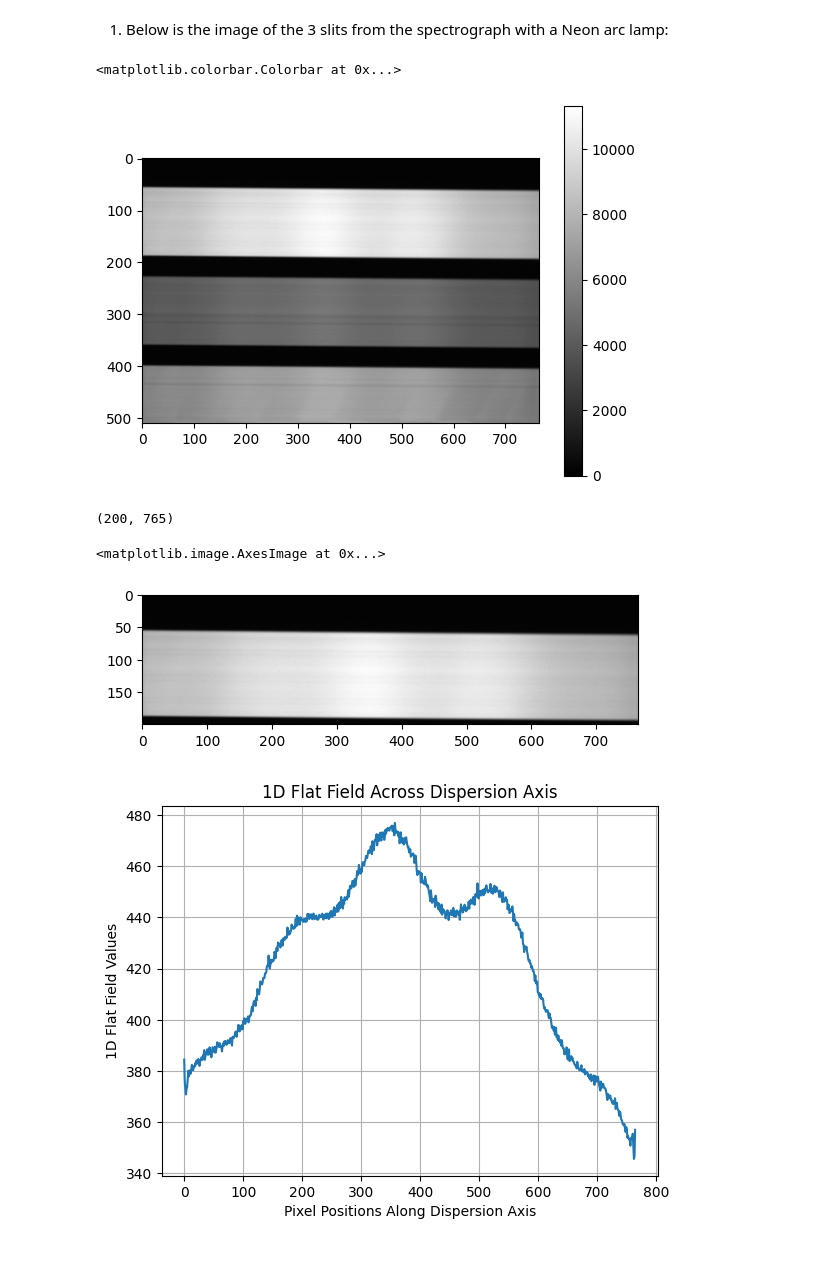
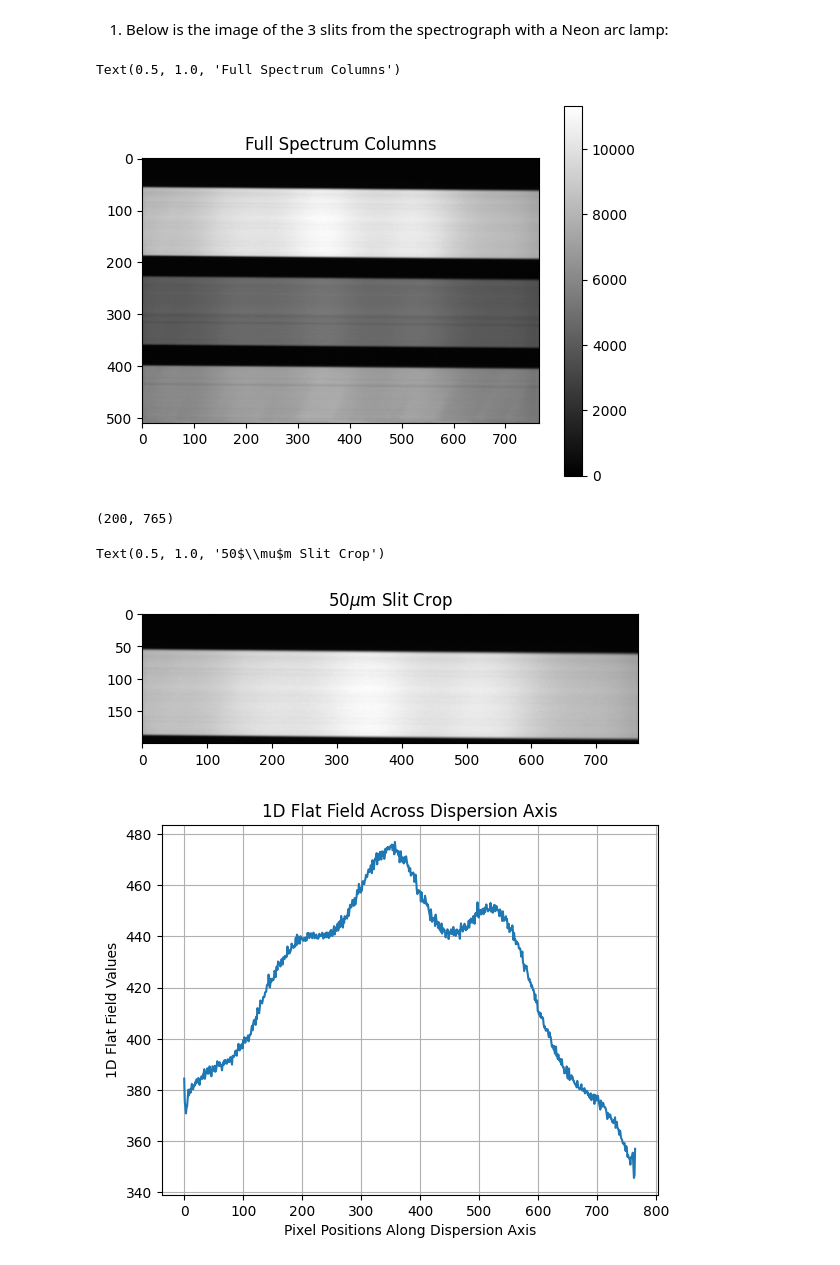
Before and after one commit to Efrain1013/AST_443, a Jupyter notebook: ryan_stuff/section_4_4.ipynb, the cells around one changed output. Drawn from its saved outputs; the diff is of its cells as text; code cells hidden in the pictures.

```diff
--- a/ryan_stuff/section_4_4.ipynb
+++ b/ryan_stuff/section_4_4.ipynb
@@ -12,19 +12,21 @@ spectra_image = fits.open('../Lab_1/images/lab1_3_4_8.00000009.FIT')
 data = spectra_image[0].data
 plt.imshow(data,cmap='gray')
 plt.colorbar()
+plt.title('Full Spectrum Columns')
 # %% [output]
-<matplotlib.colorbar.Colorbar at 0x...>
+Text(0.5, 1.0, 'Full Spectrum Columns')
-[figure, old version]
+[figure, new version]
 # %%
 #Crop data to only include the top band (50um)
 
 crop = data[:200,:]
 print(crop.shape)
 plt.imshow(crop,cmap='gray')
+plt.title(r'50$\mu$m Slit Crop')
 # %% [output]
 (200, 765)
-<matplotlib.image.AxesImage at 0x...>
+Text(0.5, 1.0, '50$\\mu$m Slit Crop')
-[figure, old version]
+[figure, new version]
 # %%
 flat_list = []
 
```
Also changed, not shown: parts of 6 cells of this notebook.
